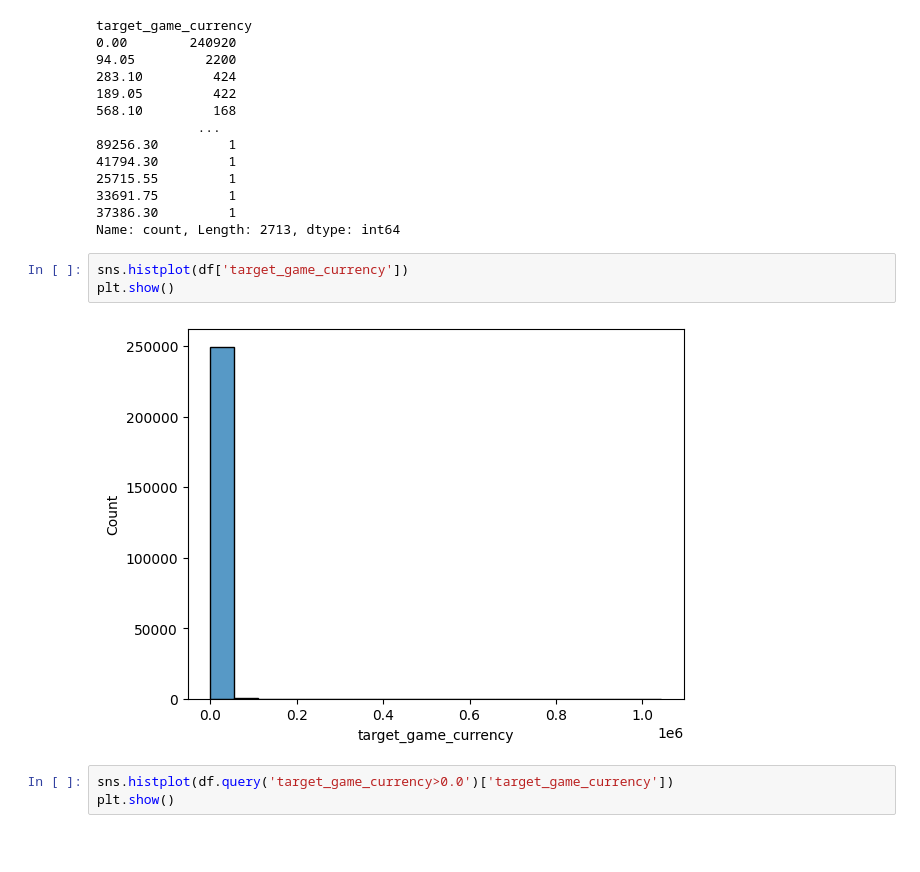
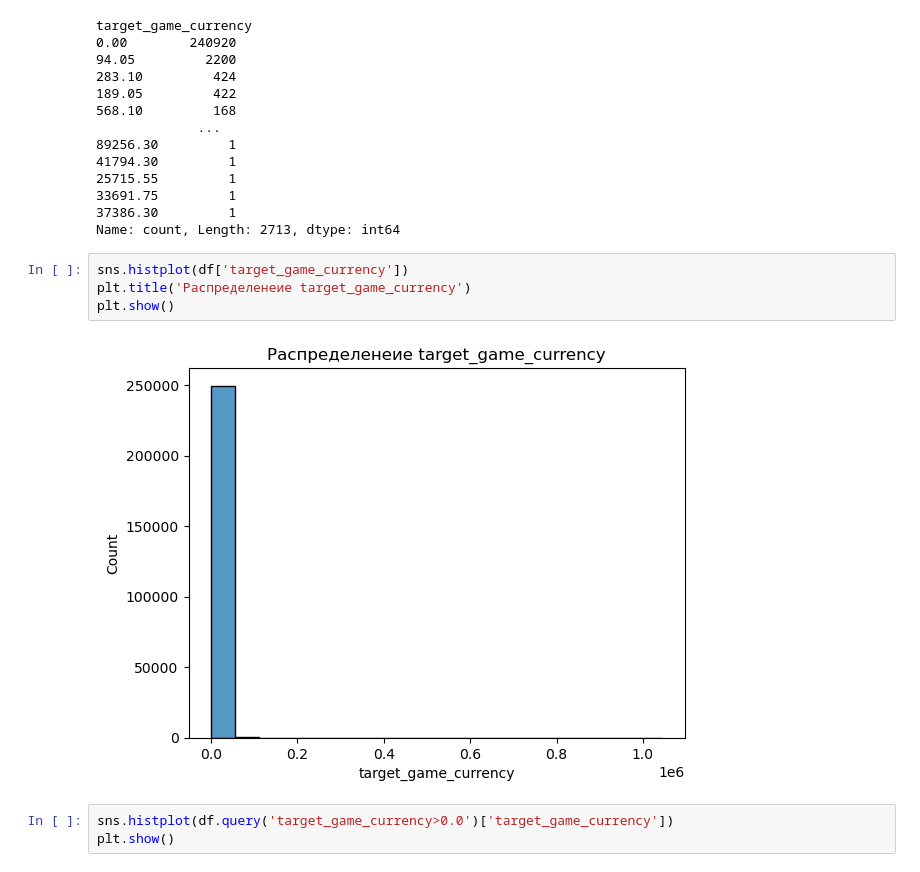
Before and after one commit to KurmangazyKarabekov/Dataset_decision, a Jupyter notebook: 1_EDA.ipynb, the cells around one changed output. Cells and saved outputs as stored; diff of their text form; blank space fills up the shorter version.

```diff
--- a/1_EDA.ipynb
+++ b/1_EDA.ipynb
@@ -71,9 +67,10 @@ target_game_currency
 Name: count, Length: 2713, dtype: int64
 # %%
 sns.histplot(df['target_game_currency'])
+plt.title('Распределенеие target_game_currency')
 plt.show()
 # %% [output]
-[figure, old version]
+[figure, new version]
 # %%
 sns.histplot(df.query('target_game_currency>0.0')['target_game_currency'])
 plt.show()
```
Also changed, not shown: parts of 23 cells of this notebook, 2 other files.
